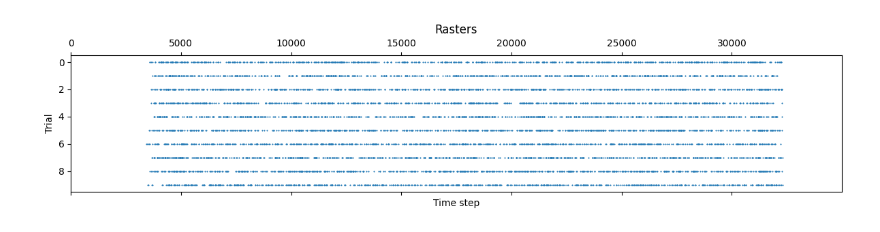
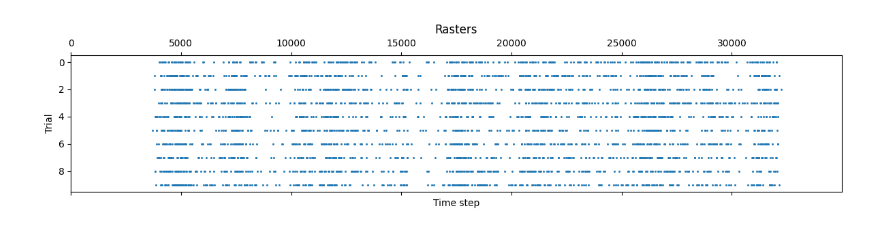
Before and after one commit to Ipboyd/SenLabModeling, a Jupyter notebook: plots/rasters.ipynb, the cells around one changed output. Cells and saved outputs as stored; diff of their text form; code cells hidden in the pictures.

```diff
--- a/plots/rasters.ipynb
+++ b/plots/rasters.ipynb
@@ -3,6 +20,10 @@ import matplotlib.pyplot as plt
 # %%
 import pickle as pk
 
-file_path = '../py_spike_data.pkl'
+file_path = '../no_masker.pkl'
 with open(file_path, 'rb') as file:
     spks = pk.load(file)
+
+keys = list(spks.keys())
+spks_1 = spks[keys[0]]
+wide_sequence = spks_1['stimulus_0_poisson_spks'][:,0,:].transpose()
@@ -13,12 +49,12 @@ wide_sequence = spks_1['stimulus_0_poisson_spks'][:,0,:].transpose()
 # %%
 fig, ax = plt.subplots(figsize=(12, 3))
-ax.spy(wide_sequence, markersize=.5)
+ax.spy(wide_sequence, markersize=1)
 ax.set_aspect('auto')
 ax.set_title("Rasters")
 ax.set_xlabel("Time step")
 ax.set_ylabel("Trial")
 
 plt.tight_layout()
 plt.show()
 # %% [output]
-[figure, old version]
+[figure, new version]
```
Also changed, not shown: parts of 7 cells of this notebook, 1 other file.
